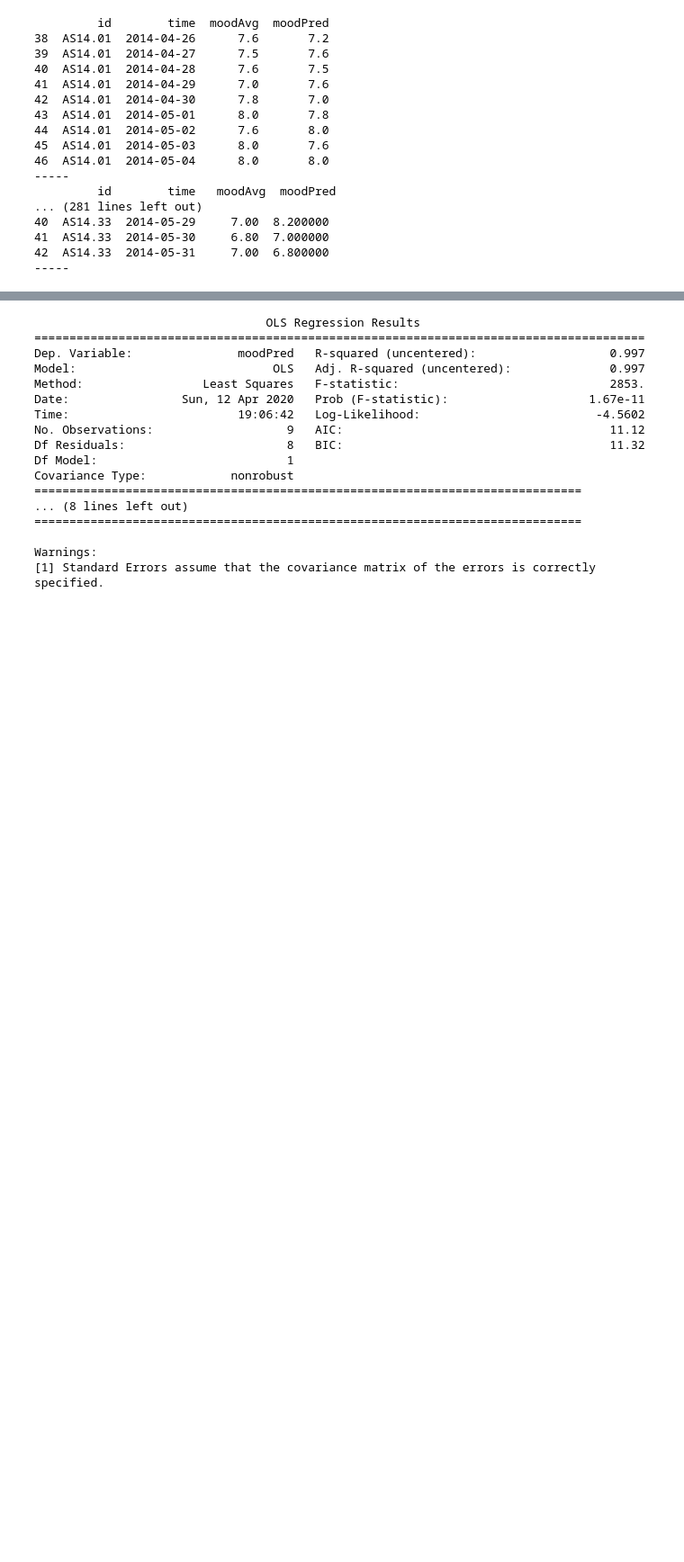
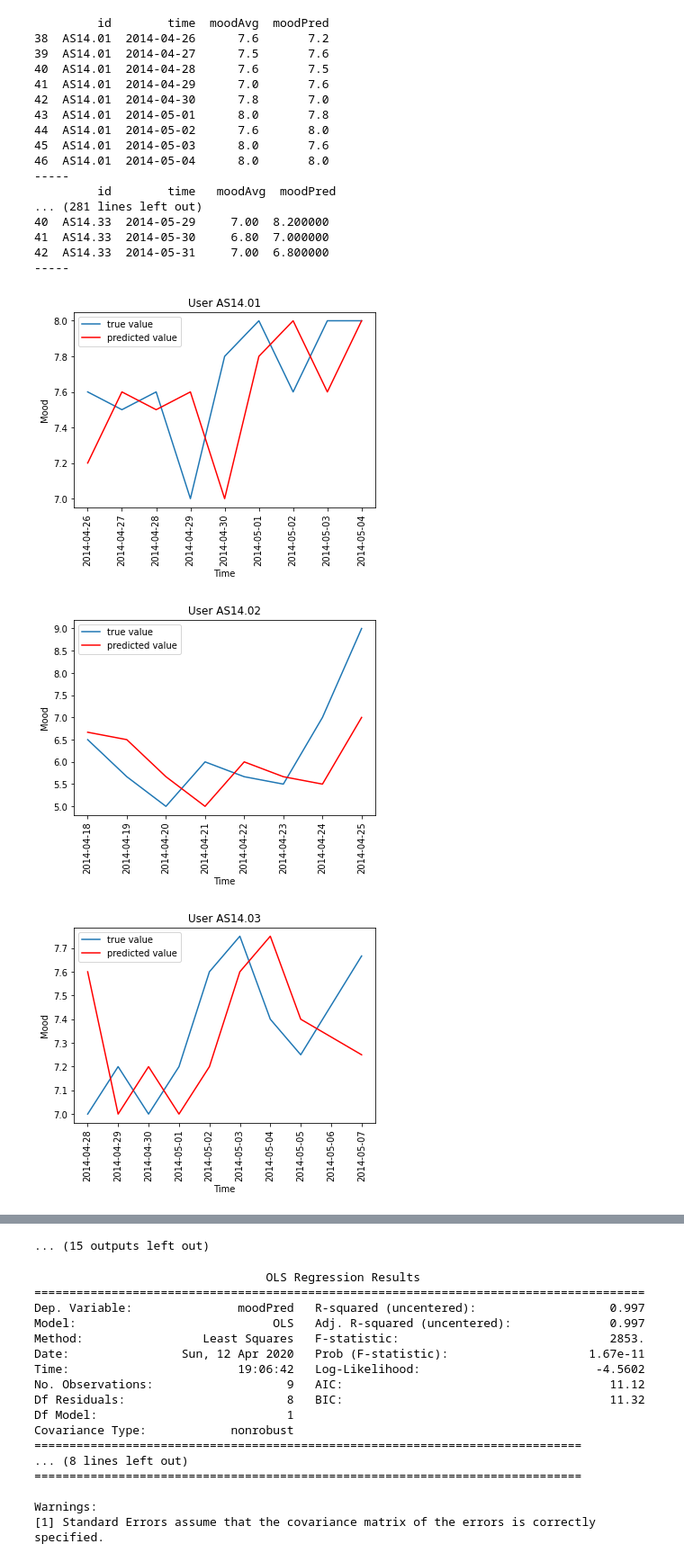
Before and after one commit to guybrush1989/DMT-Group80, a Jupyter notebook: benchmark.ipynb, the cells around one changed output, grey strips where cells are left out. Shown at 90% size. Cells and saved outputs as stored; diff of their text form; code cells hidden in the pictures; blank space fills up the shorter version.

Commit message:
added plots

```diff
--- a/benchmark.ipynb
+++ b/benchmark.ipynb
@@ -255,3 +255,19 @@ for id in df_moodAvg['id'].unique():
 41  AS14.33  2014-05-30     6.80  7.000000
 42  AS14.33  2014-05-31     7.00  6.800000
 -----
+# %%
+import matplotlib.pyplot as plt
+
+for id in df_moodAvg['id'].unique():
+  plt.figure(id)
+  plt.title('User ' + id)
+  plt.xlabel('Time')
+  plt.ylabel('Mood')
+  plt.xticks(rotation=90)
+  plt.plot(dfs['df_moodAvg_'+id].tail(int(dfs['df_moodAvg_'+id].shape[0]/5)).time, dfs['df_moodAvg_'+id].tail(int(dfs['df_moodAvg_'+id].shape[0]/5)).moodAvg, label='true value')
+  plt.plot(dfs['df_moodAvg_'+id].tail(int(dfs['df_moodAvg_'+id].shape[0]/5)).time, dfs['df_moodAvg_'+id].tail(int(dfs['df_moodAvg_'+id].shape[0]/5)).moodPred, label='predicted value', color='r')
+  plt.legend()
+# %% [output]
+[figure, added]
+[figure, added]
+[figure, added]
@@ -258,3 +283,4 @@ for id in df_moodAvg['id'].unique():
+... (15 outputs left out)
 # %%
 y = dfs['df_moodAvg_AS14.01'].tail(int(dfs['df_moodAvg_AS14.01'].shape[0]/5)).loc[:,'moodPred']
 # %%
```
Also changed, not shown: parts of 1 cell of this notebook.
